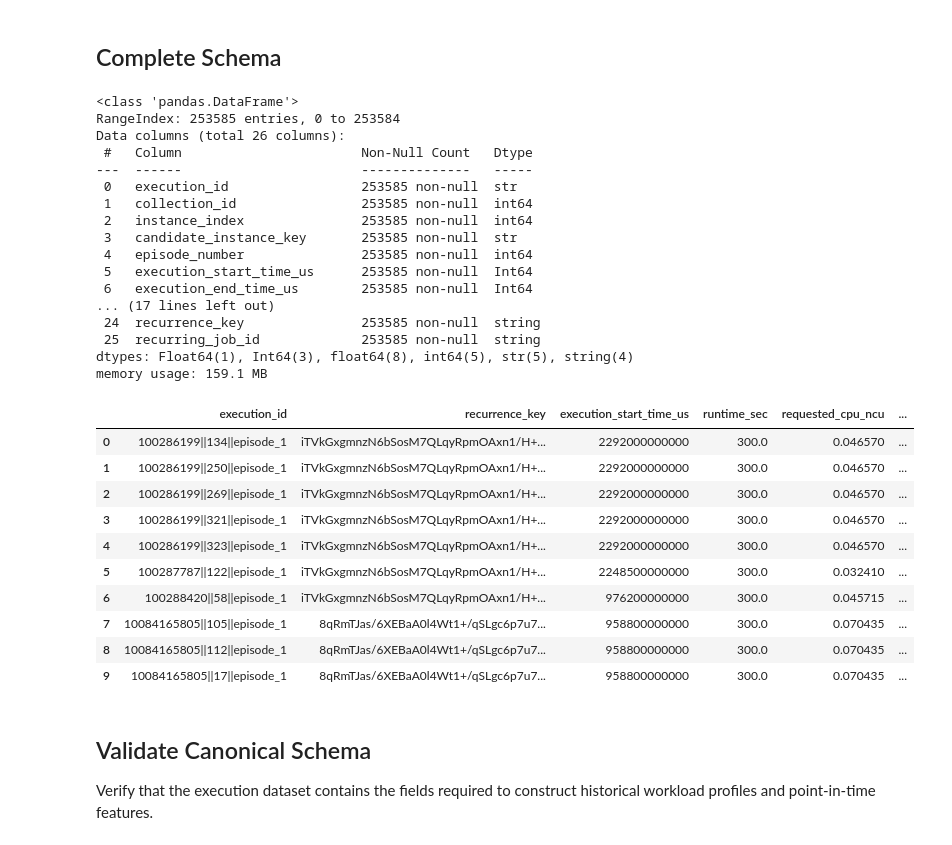
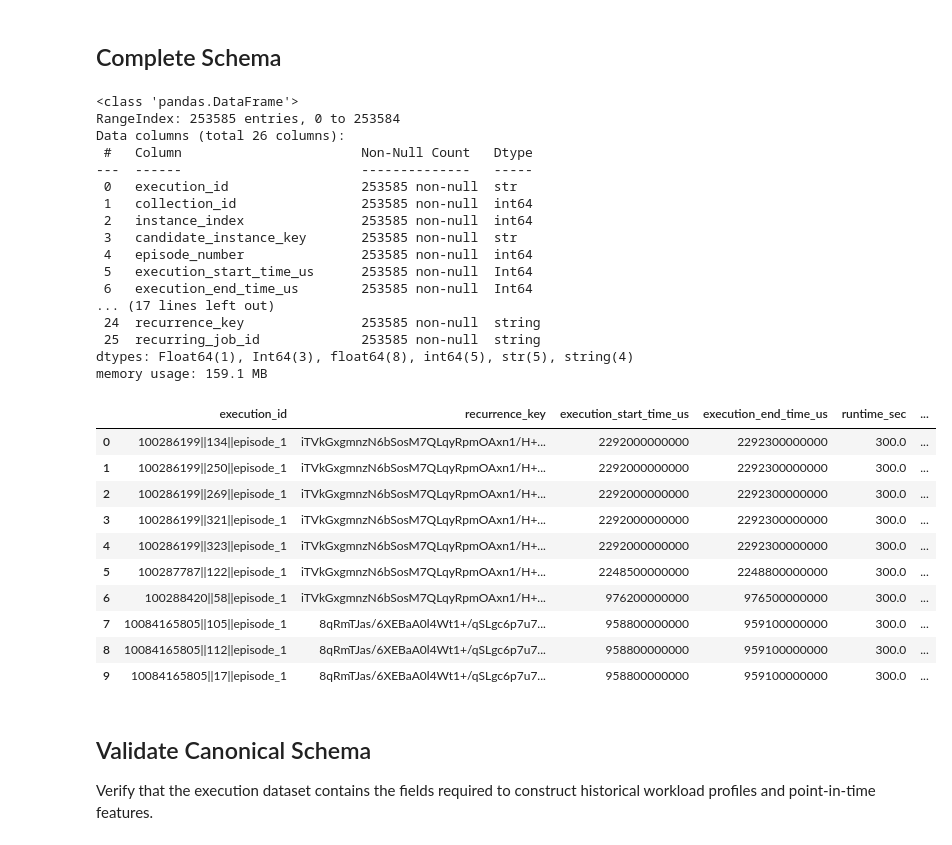
Before and after one commit to sonalilonkar1/masters-project, a Jupyter notebook: pipelines/google_subset/03_buildProfilesAndMetrics.ipynb, the cells around one changed output. Drawn from its saved outputs; the diff is of its cells as text; code cells hidden in the pictures.

Commit message:
Refine Notebook 3 occurrence-level profiles and validation

```diff
--- a/pipelines/google_subset/03_buildProfilesAndMetrics.ipynb
+++ b/pipelines/google_subset/03_buildProfilesAndMetrics.ipynb
@@ -64,49 +405,52 @@ Columns: 26
 # %% [markdown]
 ## Complete Schema
 # %%
+# Inspect the execution-level dataset
 executions.info()
-executions.columns.tolist()
+
+# Preview the columns relevant to Notebook 3
 executions[
     [
         "execution_id",
         "recurrence_key",
         "execution_start_time_us",
+        "execution_end_time_us",
         "runtime_sec",
         "requested_cpu_ncu",
         "requested_memory_normalized",
         "peak_cpu_ncu",
         "peak_memory_normalized",
     ]
 ].head(10)
 # %% [output]
 <class 'pandas.DataFrame'>
 RangeIndex: 253585 entries, 0 to 253584
 Data columns (total 26 columns):
  #   Column                       Non-Null Count   Dtype
 ---  ------                       --------------   -----
  0   execution_id                 253585 non-null  str
  1   collection_id                253585 non-null  int64
  2   instance_index               253585 non-null  int64
  3   candidate_instance_key       253585 non-null  str
  4   episode_number               253585 non-null  int64
  5   execution_start_time_us      253585 non-null  Int64
  6   execution_end_time_us        253585 non-null  Int64
 ... (17 lines left out)
  24  recurrence_key               253585 non-null  string
  25  recurring_job_id             253585 non-null  string
 dtypes: Float64(1), Int64(3), float64(8), int64(5), str(5), string(4)
 memory usage: 159.1 MB
-|  | execution_id | recurrence_key | execution_start_time_us | runtime_sec | requested_cpu_ncu | ... |
-| 0 | 100286199||134||episode_1 | iTVkGxgmnzN6bSosM7QLqyRpmOAxn1/H+... | 2292000000000 | 300.0 | 0.046570 | ... |
-| 1 | 100286199||250||episode_1 | iTVkGxgmnzN6bSosM7QLqyRpmOAxn1/H+... | 2292000000000 | 300.0 | 0.046570 | ... |
-| 2 | 100286199||269||episode_1 | iTVkGxgmnzN6bSosM7QLqyRpmOAxn1/H+... | 2292000000000 | 300.0 | 0.046570 | ... |
-| 3 | 100286199||321||episode_1 | iTVkGxgmnzN6bSosM7QLqyRpmOAxn1/H+... | 2292000000000 | 300.0 | 0.046570 | ... |
-| 4 | 100286199||323||episode_1 | iTVkGxgmnzN6bSosM7QLqyRpmOAxn1/H+... | 2292000000000 | 300.0 | 0.046570 | ... |
-| 5 | 100287787||122||episode_1 | iTVkGxgmnzN6bSosM7QLqyRpmOAxn1/H+... | 2248500000000 | 300.0 | 0.032410 | ... |
-| 6 | 100288420||58||episode_1 | iTVkGxgmnzN6bSosM7QLqyRpmOAxn1/H+... | 976200000000 | 300.0 | 0.045715 | ... |
-| 7 | 10084165805||105||episode_1 | 8qRmTJas/6XEBaA0l4Wt1+/qSLgc6p7u7... | 958800000000 | 300.0 | 0.070435 | ... |
-| 8 | 10084165805||112||episode_1 | 8qRmTJas/6XEBaA0l4Wt1+/qSLgc6p7u7... | 958800000000 | 300.0 | 0.070435 | ... |
-| 9 | 10084165805||17||episode_1 | 8qRmTJas/6XEBaA0l4Wt1+/qSLgc6p7u7... | 958800000000 | 300.0 | 0.070435 | ... |
+|  | execution_id | recurrence_key | execution_start_time_us | execution_end_time_us | runtime_sec | ... |
+| 0 | 100286199||134||episode_1 | iTVkGxgmnzN6bSosM7QLqyRpmOAxn1/H+... | 2292000000000 | 2292300000000 | 300.0 | ... |
+| 1 | 100286199||250||episode_1 | iTVkGxgmnzN6bSosM7QLqyRpmOAxn1/H+... | 2292000000000 | 2292300000000 | 300.0 | ... |
+| 2 | 100286199||269||episode_1 | iTVkGxgmnzN6bSosM7QLqyRpmOAxn1/H+... | 2292000000000 | 2292300000000 | 300.0 | ... |
+| 3 | 100286199||321||episode_1 | iTVkGxgmnzN6bSosM7QLqyRpmOAxn1/H+... | 2292000000000 | 2292300000000 | 300.0 | ... |
+| 4 | 100286199||323||episode_1 | iTVkGxgmnzN6bSosM7QLqyRpmOAxn1/H+... | 2292000000000 | 2292300000000 | 300.0 | ... |
+| 5 | 100287787||122||episode_1 | iTVkGxgmnzN6bSosM7QLqyRpmOAxn1/H+... | 2248500000000 | 2248800000000 | 300.0 | ... |
+| 6 | 100288420||58||episode_1 | iTVkGxgmnzN6bSosM7QLqyRpmOAxn1/H+... | 976200000000 | 976500000000 | 300.0 | ... |
+| 7 | 10084165805||105||episode_1 | 8qRmTJas/6XEBaA0l4Wt1+/qSLgc6p7u7... | 958800000000 | 959100000000 | 300.0 | ... |
+| 8 | 10084165805||112||episode_1 | 8qRmTJas/6XEBaA0l4Wt1+/qSLgc6p7u7... | 958800000000 | 959100000000 | 300.0 | ... |
+| 9 | 10084165805||17||episode_1 | 8qRmTJas/6XEBaA0l4Wt1+/qSLgc6p7u7... | 958800000000 | 959100000000 | 300.0 | ... |
 # %% [markdown]
 ## Validate Canonical Schema
 
```
Also changed, not shown: parts of 27 cells of this notebook.
